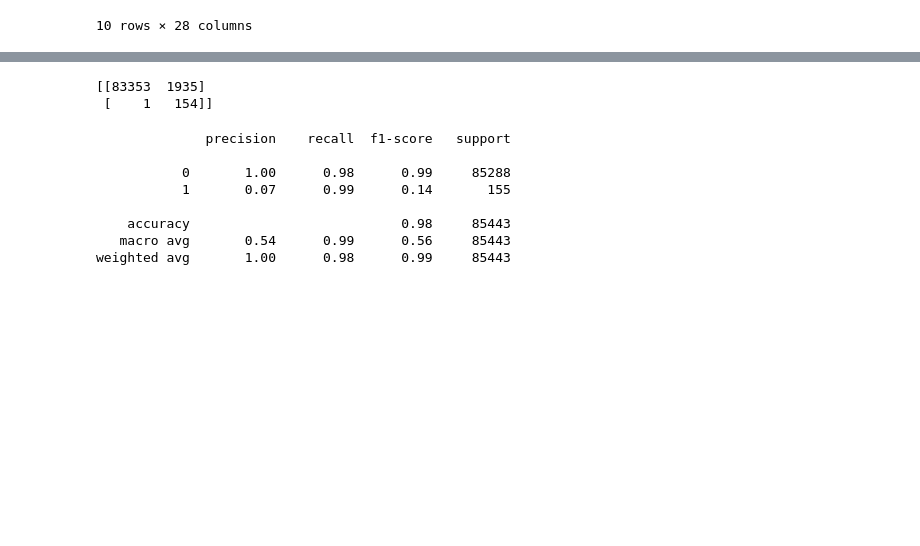
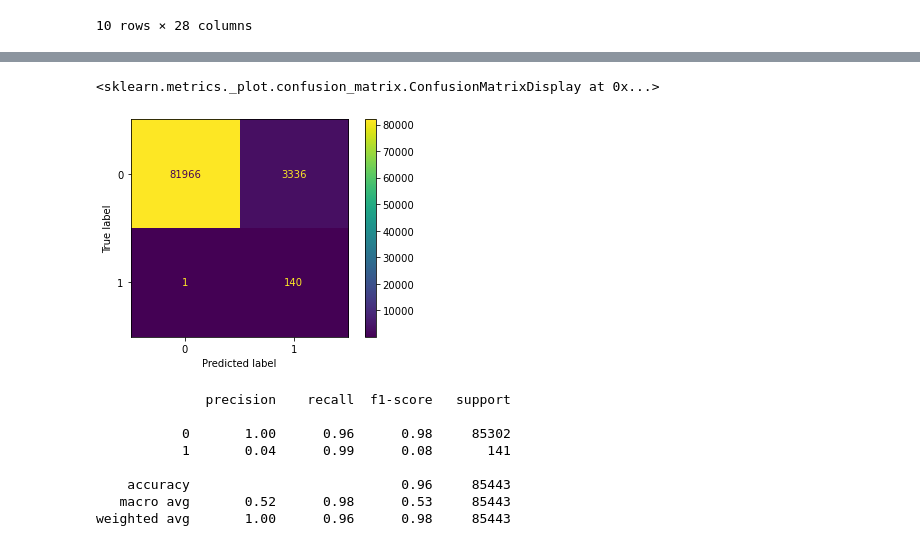
Before and after one commit to oliveirasWell/am-t2-5000-movie-dataset, a Jupyter notebook: main.ipynb, the cells around one changed output, grey strips where cells are left out. Drawn from its saved outputs; the diff is of its cells as text; code cells hidden in the pictures; blank space fills up the shorter version.

```diff
--- a/main.ipynb
+++ b/main.ipynb
@@ -162,5 +136,5 @@ scale.fit(cdc_legacy.drop(['Class','Time','Amount'],axis=1))
 # %% [output]
 StandardScaler()
 # %%
-scaled_features=scale.transform(cdc.drop(['Class','Time','Amount'],axis=1))
-scaled_legacy_features=scale.transform(cdc_legacy.drop(['Class','Time','Amount'],axis=1))
+scaled_features=scale.transform(dataset.drop(['Class','Time','Amount'],axis=1))
+scaled_unbalanced_features=scale.transform(dataset_unbalanced.drop(['Class','Time','Amount'],axis=1))
@@ -199,13 +157,15 @@ cdc_feat.head(10)
 | 9 | -0.809471 | 1.975155 | -2.728716 | 1.664773 | -1.017967 | -1.410704 | -2.840281 | 1.268980 | -1.098792 | -5.725833 | ... | ... |
 10 rows × 28 columns
 # %%
-X_train, X_test, Y_train, Y_test = train_test_split(scaled_features,cdc['Class'],test_size=0.1)
-X_train_legacy, X_test_legacy, Y_train_legacy, Y_test_legacy = train_test_split(scaled_legacy_features,cdc_legacy['Class'],test_size=0.30)
+X_train, X_test, Y_train, Y_test = train_test_split(scaled_features,dataset['Class'],test_size=0.1)
+X_train_unbalanced, X_test_unbalanced, Y_train_unbalanced, Y_test_unbalanced = train_test_split(scaled_unbalanced_features,dataset_unbalanced['Class'],test_size=0.30)
+
+# Here we start mining hyperparameters and training
 # %%
 %%time
 
 knn_grid_params = {
-    'n_neighbors': [1, 2, 3, 4, 5, 6, 7, 8, 9, 10, 50, 100],
+    'n_neighbors': [1, 2, 3, 4, 5, 6, 7, 8, 9, 10, 50, 100, 200],
     'weights': ['distance', 'uniform'],
     'p': [1, 2]
 }
@@ -244,5 +200,4 @@ KNeighborsClassifier(n_neighbors=7, weights='distance')
 # %%
 %%time
-
-knn_pred = knn_gs_results.predict(X_test_legacy)
+knn_pred = knn_gs_results.predict(X_test_unbalanced)
 # %% [output]
@@ -251,19 +206,20 @@ Wall time: 3.07 s
+# %%
+confusion_matrix(Y_test_unbalanced,knn_pred)
+plot_confusion_matrix(knn_gs, X_test_unbalanced, Y_test_unbalanced)
+# %% [output]
+<sklearn.metrics._plot.confusion_matrix.ConfusionMatrixDisplay at 0x...>
+[figure, added]
 # %%
-print(confusion_matrix(Y_test_legacy,knn_pred))
+print(classification_report(Y_test_unbalanced,knn_pred))
 # %% [output]
-[[83353  1935]
- [    1   154]]
+              precision    recall  f1-score   support
+
+           0       1.00      0.96      0.98     85302
+           1       0.04      0.99      0.08       141
+
+    accuracy                           0.96     85443
+   macro avg       0.52      0.98      0.53     85443
+weighted avg       1.00      0.96      0.98     85443
-# %%
-print(classification_report(Y_test_legacy,knn_pred))
-# %% [output]
-              precision    recall  f1-score   support
-
-           0       1.00      0.98      0.99     85288
-           1       0.07      0.99      0.14       155
-
-    accuracy                           0.98     85443
-   macro avg       0.54      0.99      0.56     85443
-weighted avg       1.00      0.98      0.99     85443
 # %%
 %%time
 
```
Also changed, not shown: parts of 31 cells of this notebook, 3 other files.
